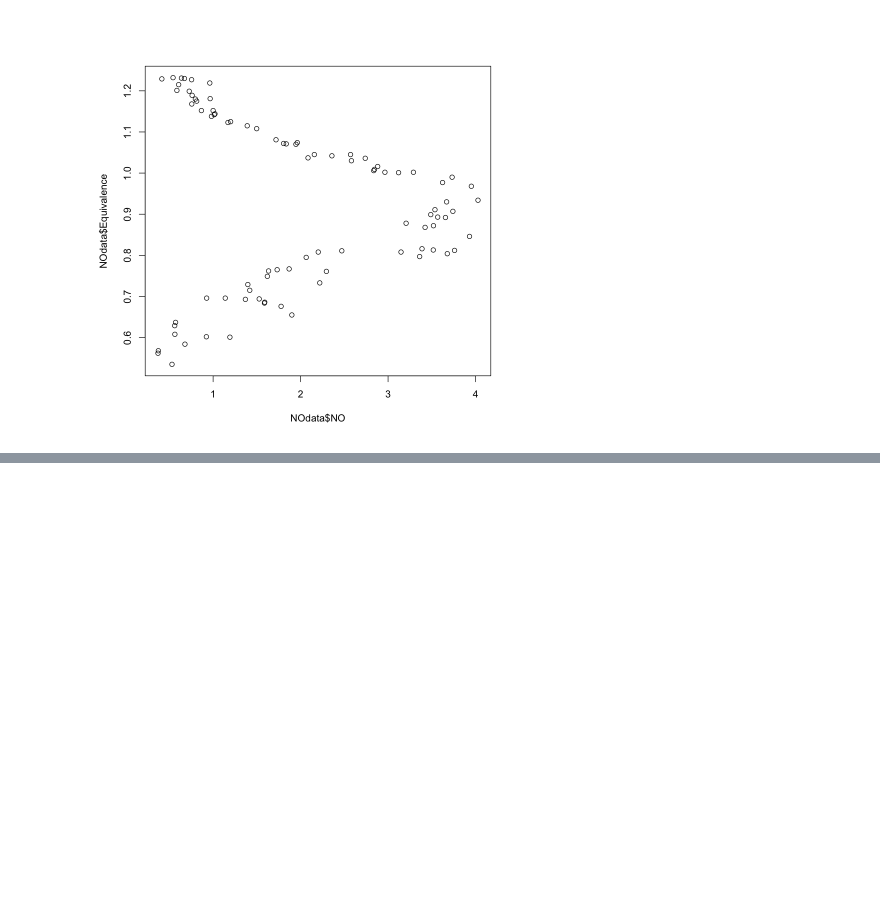
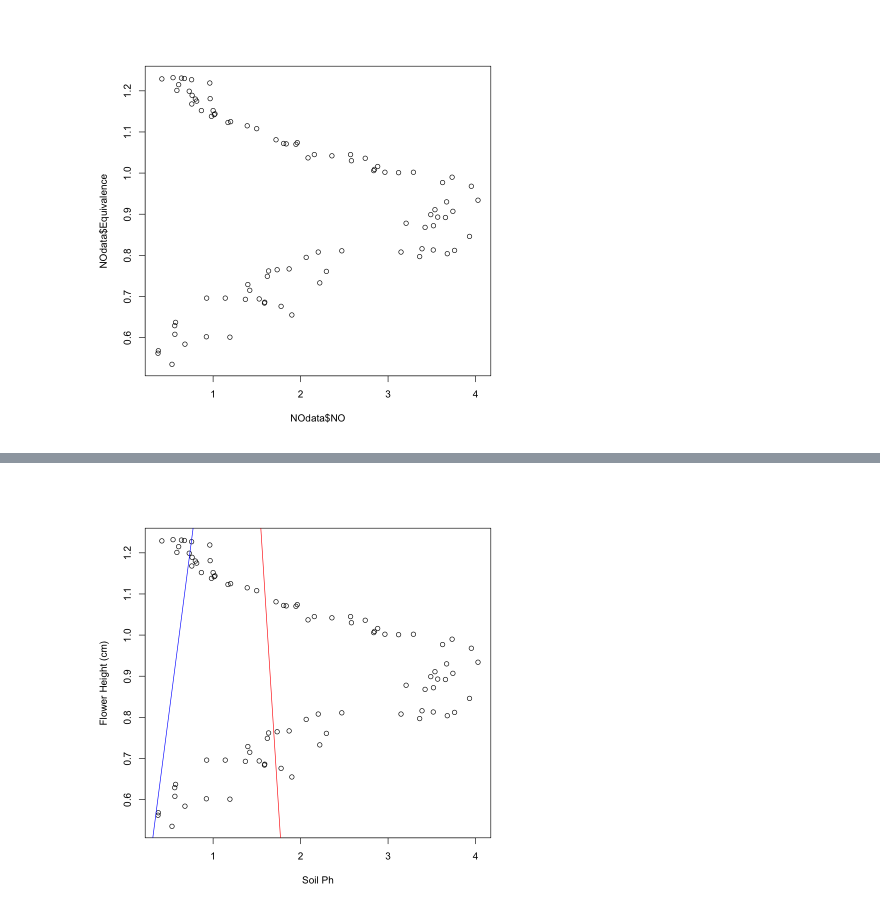
Before and after one commit to nori0724/COVID-19, a Jupyter notebook: notebook/practice/NOdataに対する混合線形回帰モデルの当てはめ.ipynb, the cells around one changed output, grey strips where cells are left out. Saved outputs shown, nothing was run; the diff lists cells and outputs as text; code cells hidden in the pictures; blank space fills up the shorter version.

```diff
--- a/notebook/practice/NOdataに対する混合線形回帰モデルの当てはめ.ipynb
+++ b/notebook/practice/NOdataに対する混合線形回帰モデルの当てはめ.ipynb
@@ -35,2 +41,8 @@ A matrix: 2 × 2 of type dbl
+# %%
+plot(NOdata$NO, NOdata$Equivalence, xlab = "Soil Ph", ylab = "Flower Height (cm)")
+abline(x, y1, col = "blue") # plot the first fitted line
+abline(res$beta[,2], col = "red") # plot the second fitted line
+# %% [output]
+[figure, added]
 # %%
 x = seq(0, 4, length=100)
```
Also changed, not shown: parts of 13 cells of this notebook.
